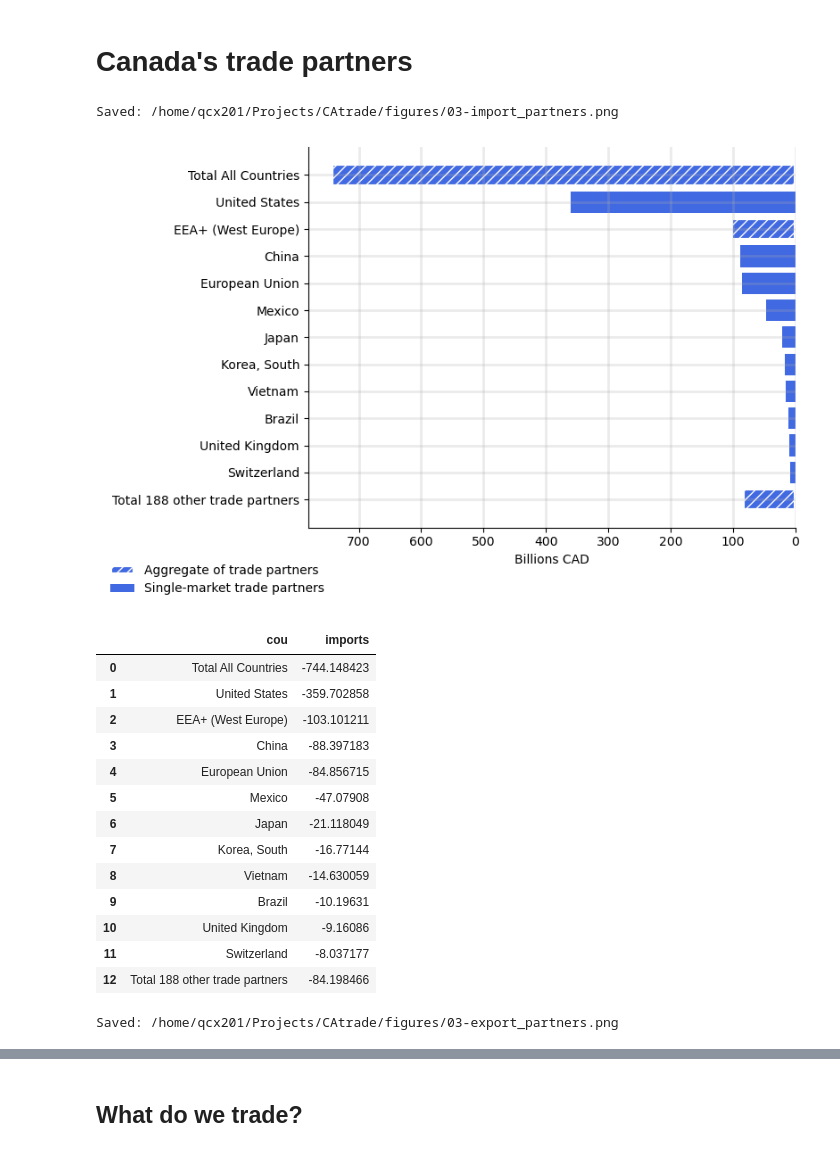
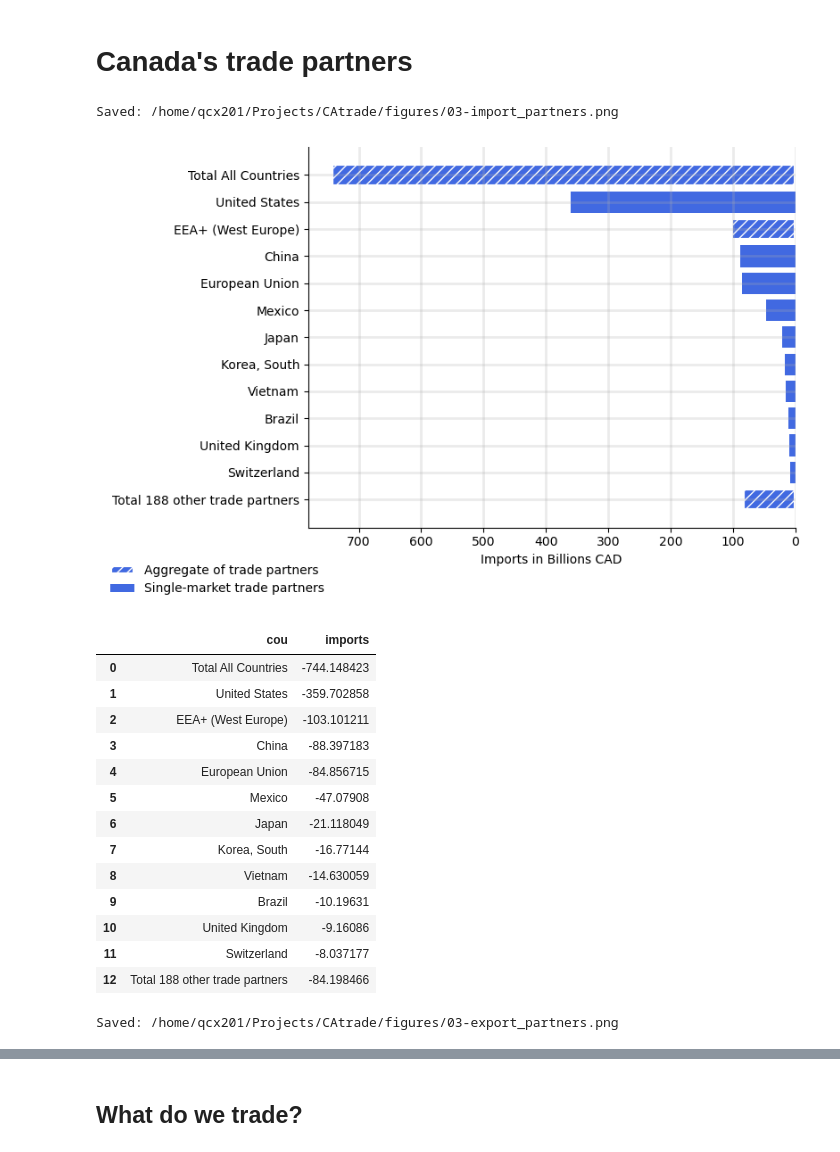
Before and after one commit to qcx201/CAtrade, a Jupyter notebook: src/03-desc.ipynb, the cells around one changed output, grey strips where cells are left out. Drawn from its saved outputs; the diff is of its cells as text; code cells hidden in the pictures.

Commit message:
Update figures details

```diff
--- a/src/03-desc.ipynb
+++ b/src/03-desc.ipynb
@@ -180,7 +180,7 @@ for title, params in data_dict.items():
     bars = ax.barh(x, y, **kwargs)
 
     # ax.set_title(title) # remove title for article
-    ax.set_xlabel('Billions CAD')
+    ax.set_xlabel(f'{col.title()} in Billions CAD')
 
     # reverse negative sign for imports
     if 'import' in title.lower():
@@ -195,34 +195,34 @@ for title, params in data_dict.items():
     # fig.text(1, 0, 'Data source: ISED Canada   ', ha='right', va='bottom')
 
     # add hatch to bar for total all countries export/import
     if 'net' not in title.lower():
         for i in (0, 2, -1):
             bars[i].set_hatch('///')
             bars[i].set_edgecolor('white')
 
         fig.legend((bars[0], bars[1]), ('Aggregate of trade partners', 'Single-market trade partners'),
                    bbox_to_anchor=(0, 0), loc='center left', frameon=False)
 
     # invert order of countries
     fig.gca().invert_yaxis()
 
     # save figures
     n = 4 if 'net' in title.lower() else 3
     tag = '_'.join(title.split()[-n:-1])
     file = f'03-{tag}.png'.lower()
 
     fig.tight_layout()
 
     dst = os.path.join(fig_dir, file)
     plt.savefig(dst, bbox_inches='tight')
 
     print('Saved:', dst)
 
     plt.show()
     display(pd.merge(x, y, left_index=True, right_index=True).reset_index(drop=True))
 # %% [output]
 Saved: /home/qcx201/Projects/CAtrade/figures/03-import_partners.png
-[figure, old version]
+[figure, new version]
 |  | cou | imports |
 | 0 | Total All Countries | -744.148423 |
 | 1 | United States | -359.702858 |
```
Also changed, not shown: parts of 2 cells of this notebook, 5 other files.
